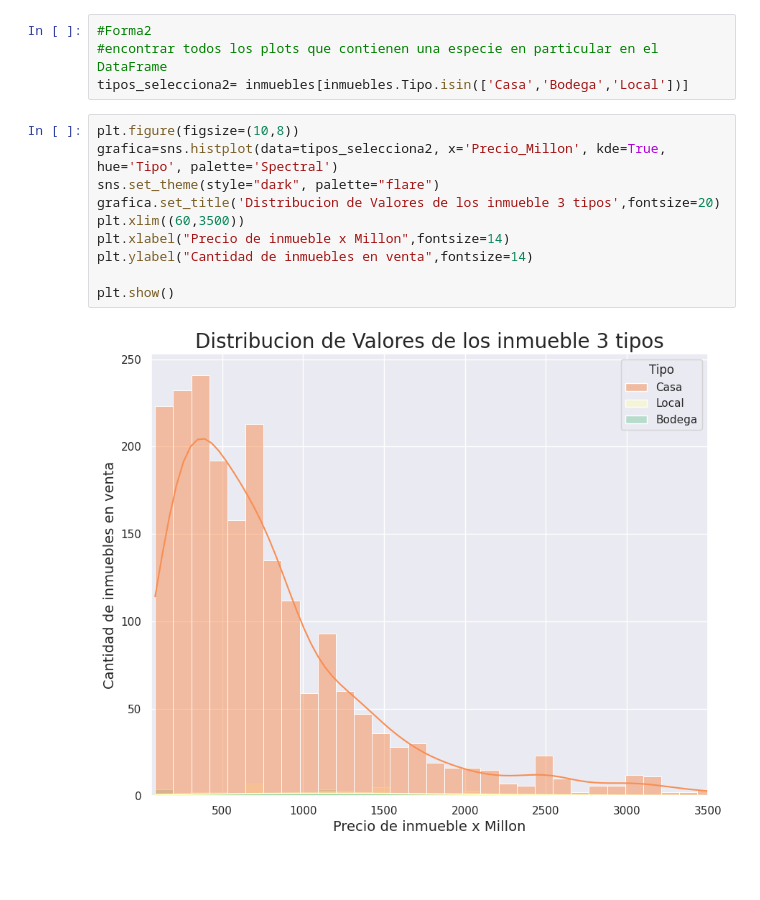
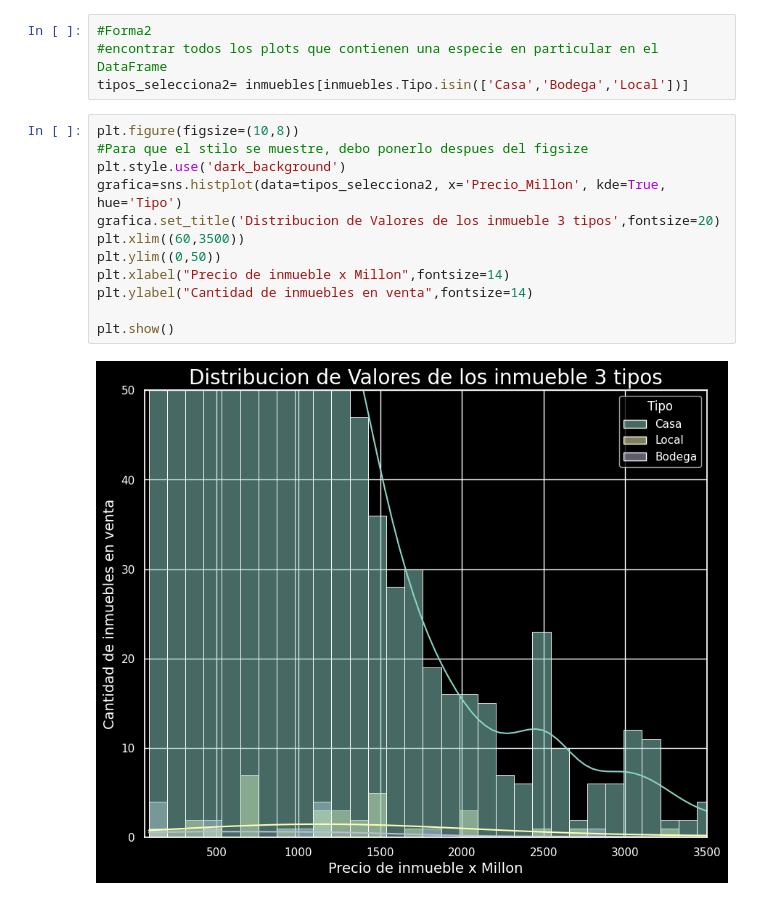
Before and after one commit to MaraD98/INMERSION_DATOS_AULA_2, a Jupyter notebook: INMERSION_DATOS_CLASE_2.ipynb, the cells around one changed output. Drawn from its saved outputs; the diff is of its cells as text; blank space fills up the shorter version.

```diff
--- a/INMERSION_DATOS_CLASE_2.ipynb
+++ b/INMERSION_DATOS_CLASE_2.ipynb
@@ -268,16 +268,18 @@ plt.show()
 tipos_selecciona2= inmuebles[inmuebles.Tipo.isin(['Casa','Bodega','Local'])]
 # %%
 plt.figure(figsize=(10,8))
-grafica=sns.histplot(data=tipos_selecciona2, x='Precio_Millon', kde=True, hue='Tipo', palette='Spectral')
-sns.set_theme(style="dark", palette="flare")
+#Para que el stilo se muestre, debo ponerlo despues del figsize
+plt.style.use('dark_background')
+grafica=sns.histplot(data=tipos_selecciona2, x='Precio_Millon', kde=True, hue='Tipo')
 grafica.set_title('Distribucion de Valores de los inmueble 3 tipos',fontsize=20)
 plt.xlim((60,3500))
+plt.ylim((0,50))
 plt.xlabel("Precio de inmueble x Millon",fontsize=14)
 plt.ylabel("Cantidad de inmuebles en venta",fontsize=14)
 
 plt.show()
 # %% [output]
-[figure, old version]
+[figure, new version]
 # %%
 #Ejercicio2
 inmuebles['precio_por_m2'] = inmuebles.Precio_Millon / inmuebles.Area
```
Also changed, not shown: parts of 2 cells of this notebook.
